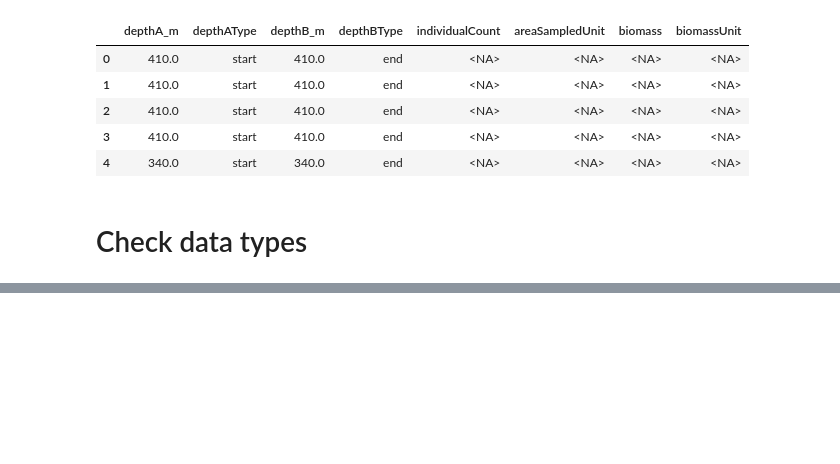
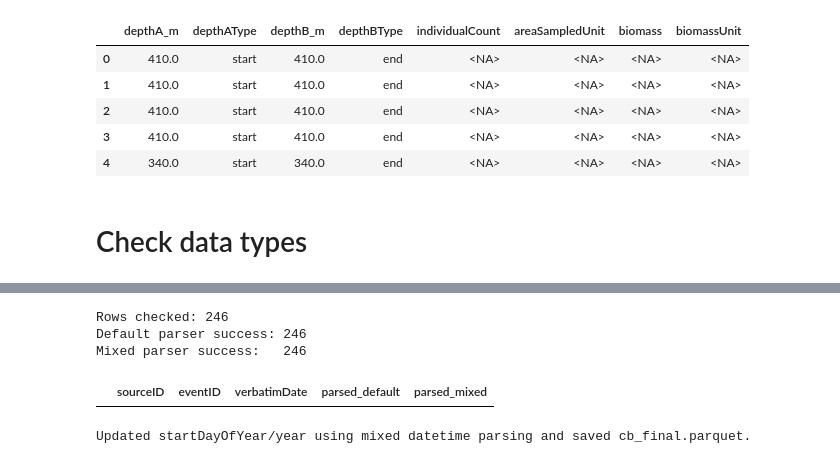
Before and after one commit to hanna-modin/benth-marc, a Jupyter notebook: CB/CB.ipynb, the cells around one changed output, grey strips where cells are left out. Drawn from its saved outputs; the diff is of its cells as text; code cells hidden in the pictures; blank space fills up the shorter version.

```diff
--- a/CB/CB.ipynb
+++ b/CB/CB.ipynb
@@ -621,0 +705,32 @@ column_types.head(20)
+# %%
+# Investigate why startDayOfYear is missing while verbatimDate exists
+mask = cb_final["startDayOfYear"].isna() & cb_final["verbatimDate"].notna()
+suspect = cb_final.loc[mask, ["sourceID", "eventID", "verbatimDate"]].copy()
+
+# Compare default parsing vs mixed-format parsing
+suspect["parsed_default"] = pd.to_datetime(suspect["verbatimDate"], errors="coerce")
+suspect["parsed_mixed"] = pd.to_datetime(suspect["verbatimDate"], errors="coerce", format="mixed")
+
+print(f"Rows checked: {len(suspect):,}")
+print(f"Default parser success: {suspect['parsed_default'].notna().sum():,}")
+print(f"Mixed parser success:   {suspect['parsed_mixed'].notna().sum():,}")
+
+# Show values where default fails but mixed works
+failed_default = suspect[suspect["parsed_default"].isna() & suspect["parsed_mixed"].notna()]
+display(failed_default.head(20))
+
+# Fill missing values using mixed parser
+parsed_all_mixed = pd.to_datetime(cb_final["verbatimDate"], errors="coerce", format="mixed")
+cb_final.loc[cb_final["startDayOfYear"].isna(), "startDayOfYear"] = parsed_all_mixed.dt.dayofyear
+cb_final.loc[cb_final["year"].isna(), "year"] = parsed_all_mixed.dt.year
+
+# Save
+cb_final.to_parquet("cb_final.parquet", index=False)
+
+print("Updated startDayOfYear/year using mixed datetime parsing and saved cb_final.parquet.")
+# %% [output]
+Rows checked: 246
+Default parser success: 246
+Mixed parser success:   246
+|  | sourceID | eventID | verbatimDate | parsed_default | parsed_mixed |
+Updated startDayOfYear/year using mixed datetime parsing and saved cb_final.parquet.
```
Also changed, not shown: parts of 5 cells of this notebook, 4 other files.
